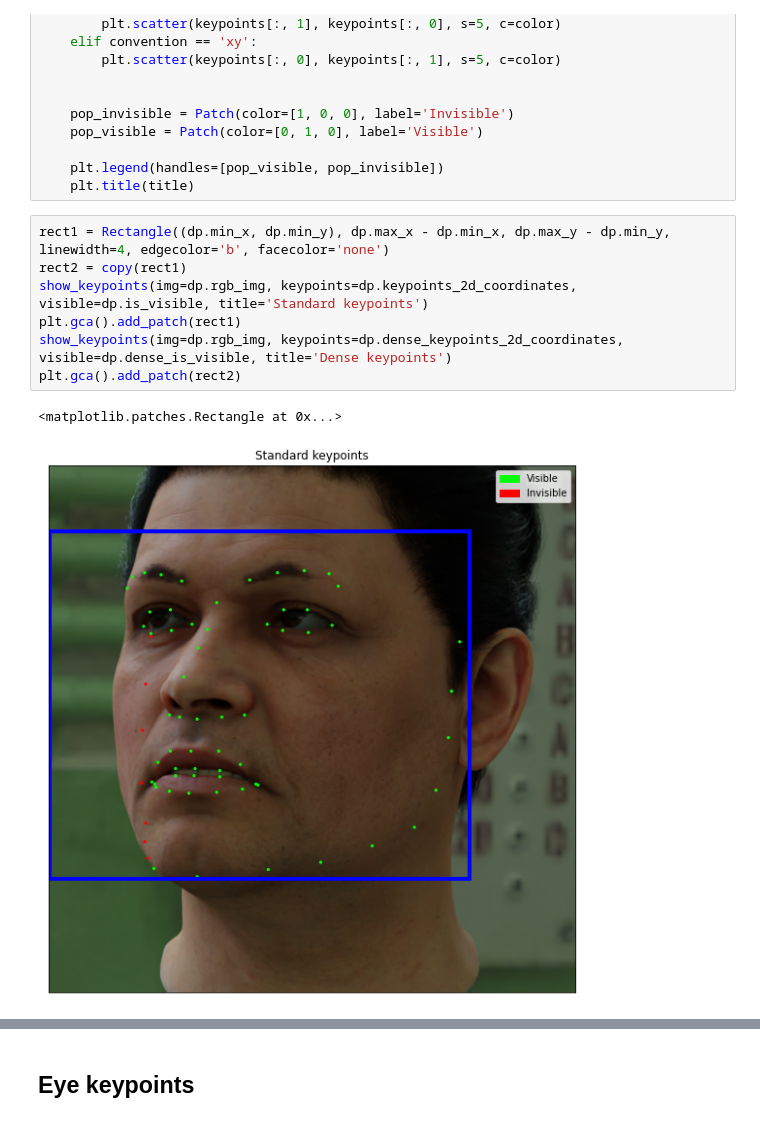
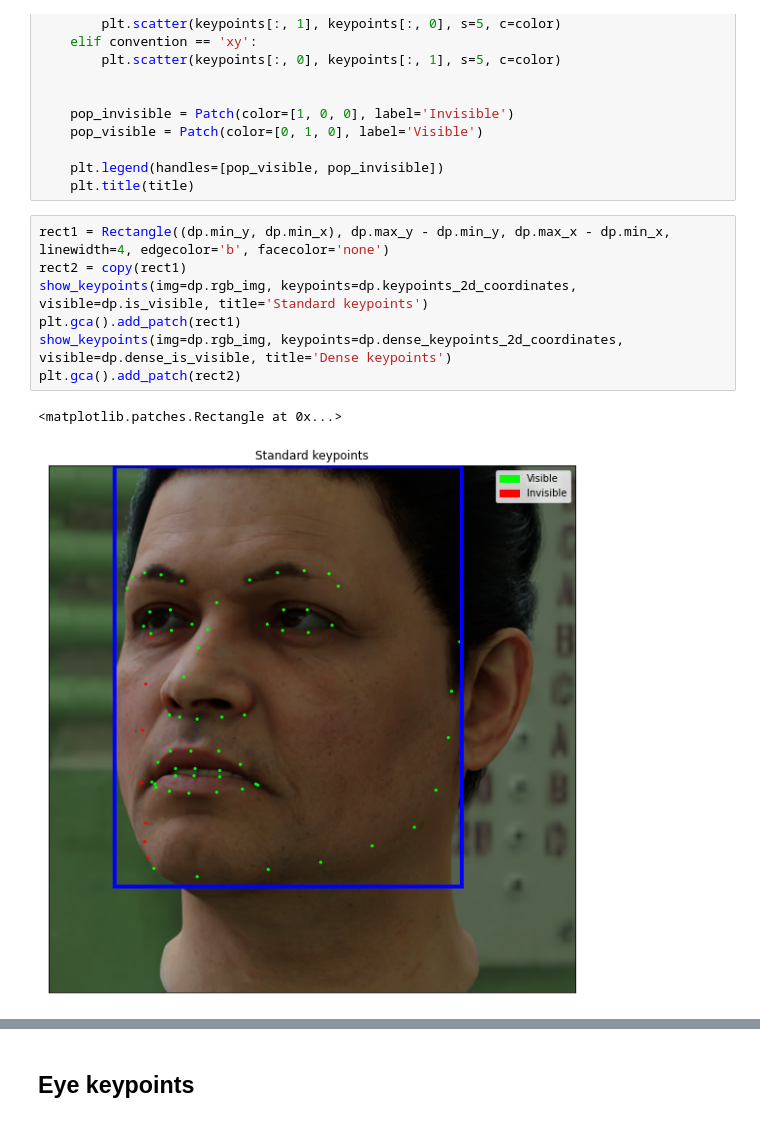
Before and after one commit to DatagenTech/dgutils, a Jupyter notebook: keypoints_bbox.ipynb, the cells around one changed output, grey strips where cells are left out. Saved outputs shown, nothing was run; the diff lists cells and outputs as text.

```diff
--- a/keypoints_bbox.ipynb
+++ b/keypoints_bbox.ipynb
@@ -37,12 +37,12 @@ def show_keypoints(img, keypoints, visible, title, convention='ij'):
     plt.legend(handles=[pop_visible, pop_invisible])
     plt.title(title)
 # %%
-rect1 = Rectangle((dp.min_x, dp.min_y), dp.max_x - dp.min_x, dp.max_y - dp.min_y, linewidth=4, edgecolor='b', facecolor='none')
+rect1 = Rectangle((dp.min_y, dp.min_x), dp.max_y - dp.min_y, dp.max_x - dp.min_x, linewidth=4, edgecolor='b', facecolor='none')
 rect2 = copy(rect1)
 show_keypoints(img=dp.rgb_img, keypoints=dp.keypoints_2d_coordinates, visible=dp.is_visible, title='Standard keypoints')
 plt.gca().add_patch(rect1)
 show_keypoints(img=dp.rgb_img, keypoints=dp.dense_keypoints_2d_coordinates, visible=dp.dense_is_visible, title='Dense keypoints')
 plt.gca().add_patch(rect2)
 # %% [output]
 <matplotlib.patches.Rectangle at 0x...>
-[figure, old version]
+[figure, new version]
```
Also changed, not shown: parts of 1 cell of this notebook, 2 other files.
